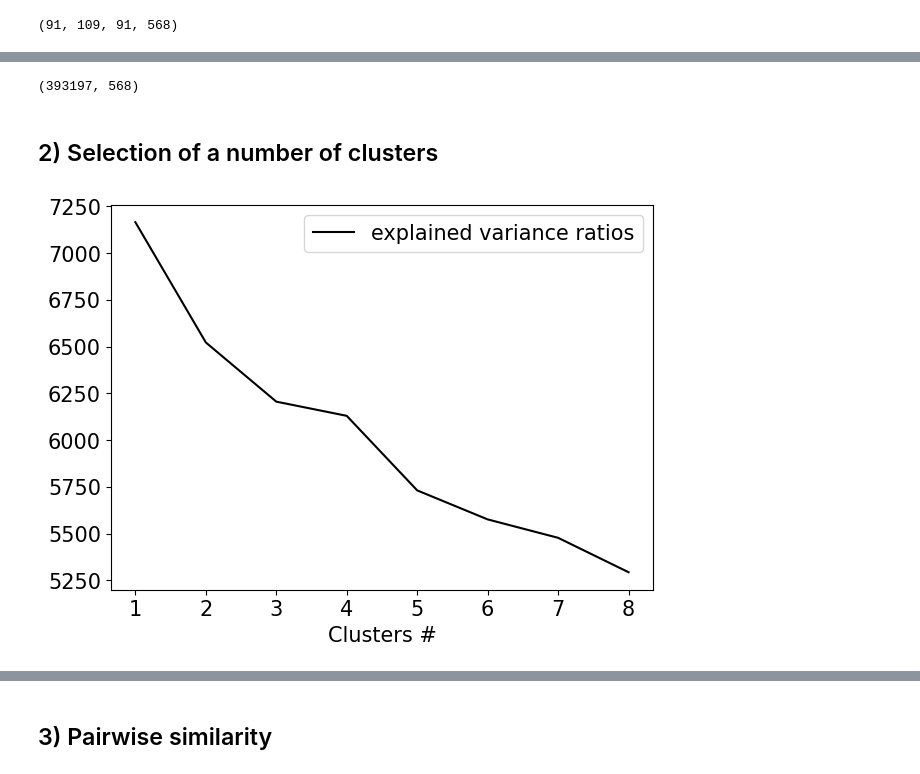
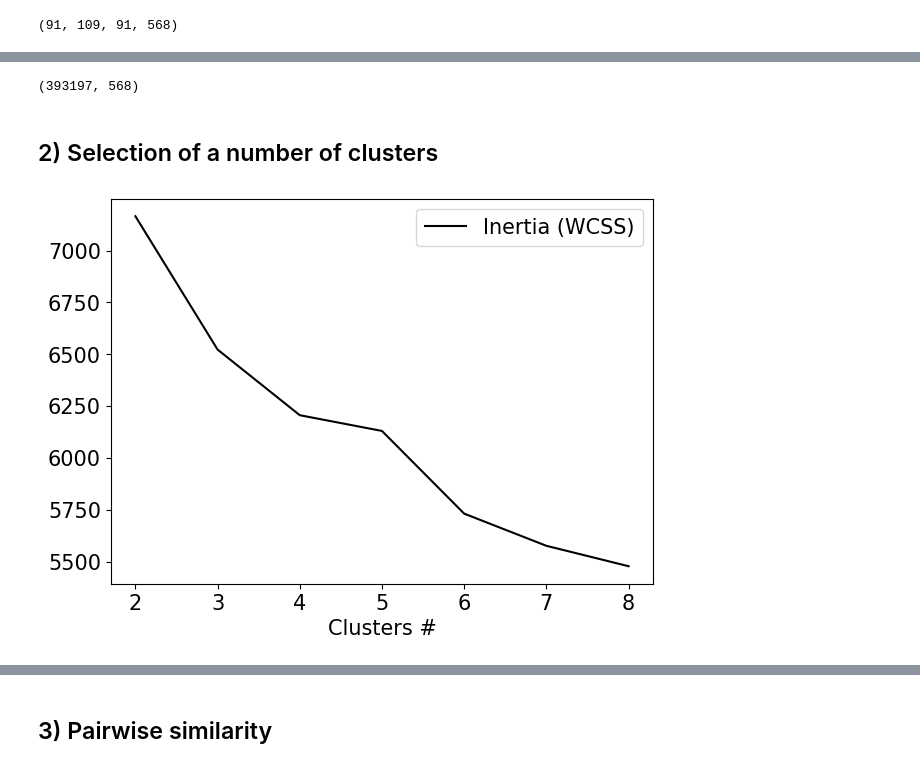
Before and after one commit to zoeepfl/NX-NSSP, a Jupyter notebook: Mini_Projet_1.ipynb, the cells around one changed output, grey strips where cells are left out. Drawn from its saved outputs; the diff is of its cells as text; code cells hidden in the pictures.

```diff
--- a/Mini_Projet_1.ipynb
+++ b/Mini_Projet_1.ipynb
@@ -436,0 +490,13 @@ NameError: name 'data_source' is not defined
+# %%
+# We use the motion corrected EPI
+epi_source = path_motioncorrected
+white_matter_segmentation = op.join(deriv_anat,'sub-101410_T1w_fast_pve_2.nii.gz') #white matter segmentation
+whole_t1 = anatomical_path
+skull_stripped_t1 = betted_brain_path
+output_path = op.join(deriv_func, 'sub-101410_coreg_anat_funct')
+ref_vol_name =  op.join(deriv_func,'sub-101410_tfMRI_MOTOR_motioncorrected_one_volume')
+#select a volume
+fslroi(epi_source, ref_vol_name, str(200), str(1))
+#run epi_reg
+subprocess.run(['epi_reg','--epi={}'.format(ref_vol_name), '--t1={}'.format(whole_t1), '--t1brain={}'.format(skull_stripped_t1), '--out={}'.format(output_path), '--wmseg={}'.format(white_matter_segmentation) ])
+print("epi_reg finished !")
@@ -505,7 +545,6 @@ Events Table
 # %%
 # Paramaters
 events.rename(columns={'condition': 'trial_type'}, inplace=True)
-img = nib.load(results_smoothing_4mm)
 TR = img.header.get_zooms()[3]   # repetition time
 last_scan = int(np.ceil(events['onset'].max() / TR)) + 1
 img_trimmed = img.slicer[:, :, :, :last_scan]
@@ -520,11 +559,7 @@ design_matrix = make_first_level_design_matrix(
     drift_model='cosine',
     high_pass=0.01)
 
-#Keep only the regressors
-cols_to_keep = ['lh', 'rh', 'lf', 'rf', 't']
-design_matrix_filtered = design_matrix[cols_to_keep]
-
 # Plot design matrix
 print('Design Matrix')
-plot_design_matrix(design_matrix_filtered)
+plot_design_matrix(design_matrix)
 plt.show()
@@ -617,14 +623,8 @@ display.add_contours(atlas_resampled, colors='red', linewidths=0.5)
 # Part 2 : Variant 3
 ## 1) K-means clustering
 # %%
-# fMRI_path = '/data/NX-NSSP/subject101410/fMRI'
-# func_path_LR = op.join(fMRI_path, 'tfMRI_MOTOR_LR')
-# func_path_RL = op.join(fMRI_path, 'tfMRI_MOTOR_RL')
-results_smoothing_4mm = '{}_smoothed-4mm.nii.gz'.format(output_path)
-# img = nib.load('derivatives/preprocessed_data/subject_101410/func/sub-101410_motor_concat_varscaled.nii.gz')
-img = nib.load(results_smoothing_4mm)
-#Loading data
-# img = nib.load(op.join(func_path_LR,'tfMRI_MOTOR_LR.nii'))
+results_smoothing = '{}_smoothed-4mm.nii.gz'.format(output_path)
+img = nib.load(results_smoothing)
 affine = img.affine
 data = np.asanyarray(img.dataobj)
 print(data.shape)
@@ -671,13 +633,26 @@ print(samples.shape)
-# %%
-X_kmeans.shape
-# %% [output]
-(393197, 568)
+# %%
+#Preprocessing
+vol_shape = data.shape[:3]
+n_vols    = data.shape[3] #number of volumes
+
+#remove background
+slice_non_background = data[..., 0] != 0
+samples = data[slice_non_background, :]
+
+#calculate the means
+spatial_means = samples.mean(axis=1, keepdims=True)
+row_means = np.repeat(spatial_means, samples.shape[1], axis=1)
+
+#centering data : subtract the means
+X_kmeans = samples - row_means
+
+print(samples.shape)
+# %% [output]
+(393197, 568)
 # %%
-from sklearn.cluster import KMeans
-
-max_nb_clusters = 10
+max_nb_clusters = 9
 avg_dist_samples = []
-for nb_cluster in range(2, max_nb_clusters):
+for nb_cluster in range(1, max_nb_clusters):
     kmeans = KMeans(n_clusters=nb_cluster, random_state=0, n_init="auto").fit(X_kmeans.T)
     avg_dist_samples.append(kmeans.inertia_)
 # %% [markdown]
@@ -687,11 +660,15 @@ import matplotlib.pyplot as plt
 # %%
 fig, ax = plt.subplots(1, figsize=(7,5))
 
-ax.plot(np.arange(1, len(avg_dist_samples)+1), avg_dist_samples, label='explained variance ratios', c='k')
+ax.plot(np.arange(1,
+    len(avg_dist_samples)+1)[1:], #skip first x (to zoom on the elbow)
+    avg_dist_samples[1:], #skip first y
+    label='Inertia (WCSS)', c='k'
+)
 
 ax.set_xlabel('Clusters #', size=15)
 ax.legend(prop={'size':15})
 ax.tick_params(axis='both', which='major', labelsize=15)
 # %% [output]
-[figure, old version]
+[figure, new version]
 # %%
```
Also changed, not shown: parts of 49 cells of this notebook.
